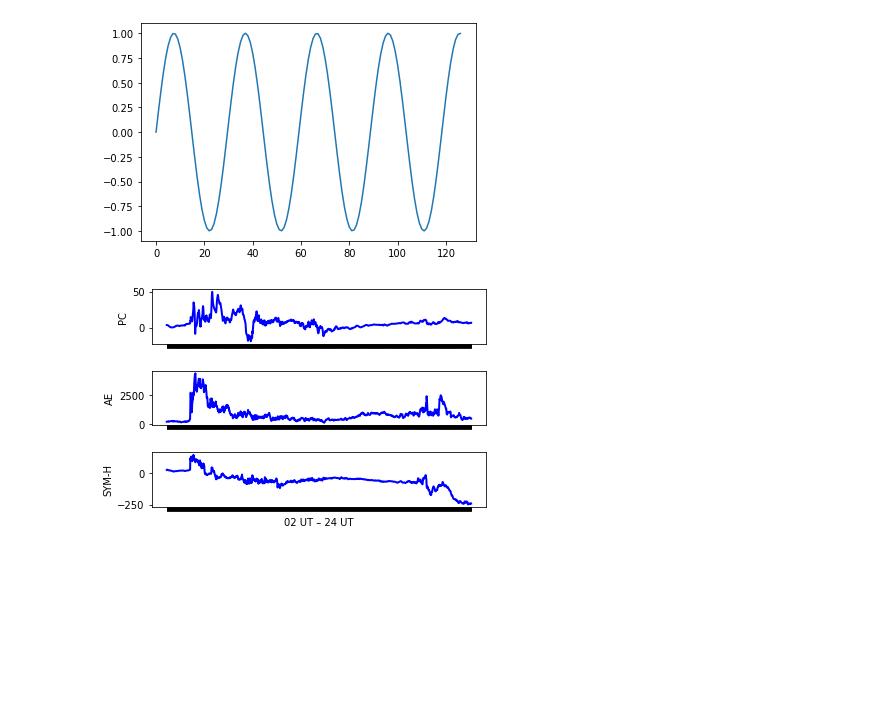
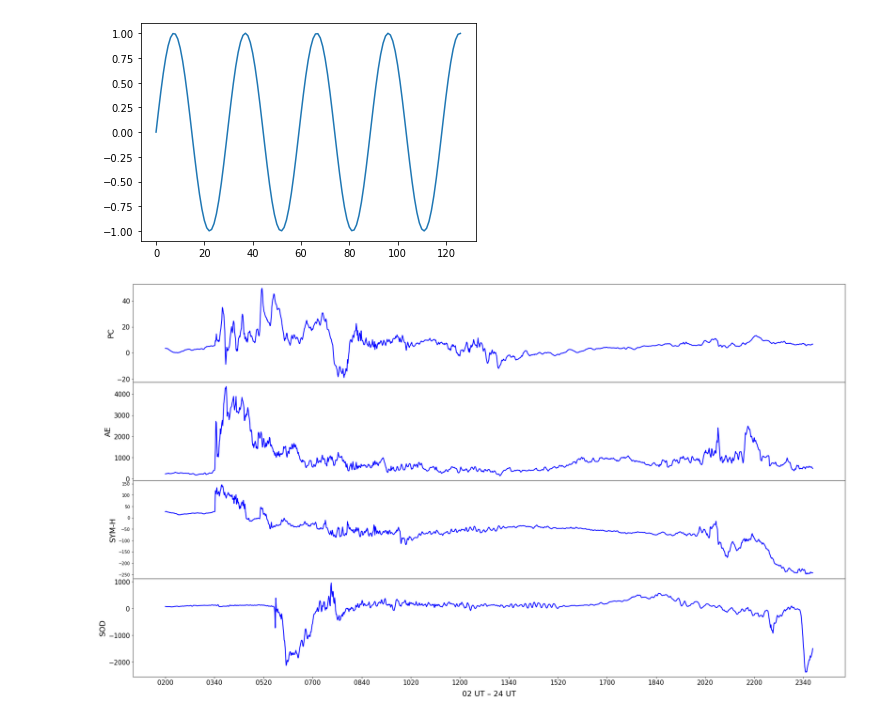
Before and after one commit to alexundra17/spectral_analysys, a Jupyter notebook: spectral_2022.ipynb, the cells around one changed output. Cells and saved outputs as stored; diff of their text form; code cells hidden in the pictures; blank space fills up the shorter version.

```diff
--- a/spectral_2022.ipynb
+++ b/spectral_2022.ipynb
@@ -369,3 +382,7 @@ line1 = subplot11.plot(c2)
 data_PC = pd.read_csv('C:/Users/gorar/Desktop/w1/index/index/PN199103.IAG', sep='|', skiprows= 14, encoding="utf-8-sig")
 data_AE = pd.read_csv('C:/Users/gorar/Desktop/w1/index/index/ae1991.txt',   sep='\s+', header=None, encoding="utf-8-sig", skipinitialspace = True)
 data_SYM = pd.read_csv('C:/Users/gorar/Desktop/w1/index/index/SYM1991.txt',   sep='\s+', header=None,  comment="%", encoding="utf-8-sig")
+
+#import DATA for station SOD and subtract mean value
+data_SOD =  pd.read_csv('C:/Users/gorar/Desktop/w1/dt/N.SOD', names=['data'], nrows = 1320)
+data_SOD['data'] = data_SOD['data']-np.mean(data_SOD['data'])
@@ -372,24 +401,14 @@ data_SYM = pd.read_csv('C:/Users/gorar/Desktop/w1/index/index/SYM1991.txt',   se
 # %%
-DY_PC = 24
-HR_PC_st = 2
-HR_PC_end = 24
+fig_index = plt.figure(figsize=(30, 17.))
+#ploting PC
 
+subplot_index_PC = fig_index.add_subplot(411)
+subplot_index_PC.set_xticklabels('')
+subplot_index_PC.set_ylabel(u'PC', fontsize=18)
+line_index_PC = subplot_index_PC.plot(x_index, y_PC, '-', color='blue', linewidth=2)
+plt.tick_params(axis='y', which='major', labelsize=15)
 
-data_PC_DY = data_PC[data_PC[' DY']==24]
-data_HR = data_PC_DY[(data_PC_DY[' HR'] >= HR_PC_st) & (data_PC_DY[' HR'] <= HR_PC_end)]
-y_PC = data_HR['  PCN01']
-start_time = "02:00"
-finish_time = "23:59"
-x_index = UT_time(start_time, finish_time)
-
-fig_index = plt.figure()
-
-subplot_index_PC = fig_index.add_subplot(311)
-subplot_index_PC.set_xticklabels('')
-subplot_index_PC.set_ylabel(u'PC')
-line_index_PC = subplot_index_PC.plot(x_index, y_PC, '-', color='blue', linewidth=2)
-
-
+#ploting AE
 name_index = 'AE'
 name_month = '03'
 name_day = '24'
@@ -402,38 +421,52 @@ name_AE_short = name_year+name_month+name_day+name_letter
 name_AE = [name_AE_short + str(hour) for hour in name_hour]
 name_AE = [x + name_index for x in name_AE]
 
 data_AE_selected = data_AE[data_AE[1].isin(name_AE)]
 st = 19490
 en = 19511
 len_AE = len(data_AE_selected)
 y_AE = pd.DataFrame()
 
 for i in range(st, en+1):
     data_i_AE = data_AE_selected.loc[i]
     y_current = data_i_AE.iloc(axis=0)[3:63]
     y_AE = pd.concat([y_AE, y_current], ignore_index=True)
 
-subplot_index_AE = fig_index.add_subplot(312)
+
+subplot_index_AE = fig_index.add_subplot(412)
 subplot_index_AE.set_xticklabels('')
-subplot_index_AE.set_ylabel(u'AE')
+subplot_index_AE.set_ylabel(u'AE', fontsize=18)
 line_index_AE = subplot_index_AE.plot(x_index, y_AE, '-', color='blue', linewidth=2)
 
+plt.tick_params(axis='y', which='major', labelsize=15)
 
+#ploting SYM
 data_SYM_m = data_SYM[data_SYM[0]==3]
 data_SYM_d = data_SYM_m[data_SYM[1]==24]
 data_SYM_selected = data_SYM_d[data_SYM_d[2].isin(name_hour)]
 y_SYM = data_SYM_selected[4]
 
-subplot_index_SYM = fig_index.add_subplot(313)
-subplot_index_SYM.set_xticklabels('')
-subplot_index_SYM.set_ylabel(u'SYM-H')
-subplot_index_SYM.set_xlabel(u'02 UT – 24 UT')
+subplot_index_SYM = fig_index.add_subplot(413)
+# subplot_index_SYM.set_xticklabels('')
+subplot_index_SYM.set_ylabel(u'SYM-H', fontsize=18)
+line_index_SYM = subplot_index_SYM.plot(x_index, y_SYM, '-', color='blue', linewidth=2)
 
 
 
-line_index_SYM = subplot_index_SYM.plot(x_index, y_SYM, '-', color='blue', linewidth=2)
+#ploting SOD
+subplot_station_SOD = fig_index.add_subplot(414)
+subplot_station_SOD.set_xlabel(u'02 UT – 24 UT', fontsize=18, labelpad = 10)
+subplot_station_SOD.set_ylabel(u'SOD', fontsize=18)
+plt.tick_params(axis='x', which='major', labelsize=15)
+subplot_station_SOD.xaxis.set_major_locator(ticker.MultipleLocator(100))
+line_station_SOD = subplot_station_SOD.plot(x_index, data_SOD['data'], '-', color='blue', linewidth=2)
 
+#delete distance between subplots
+fig_index.subplots_adjust(wspace=0, hspace=0)
+plt.tick_params(axis='y', which='major', labelsize=15)
+
+#save
 path3 = 'C:/Users/gorar/Desktop/w1/index'
 fig_index.savefig(path3)
 # %% [output]
-[figure, old version]
+[figure, new version]
```
Also changed, not shown: parts of 5 cells of this notebook.
